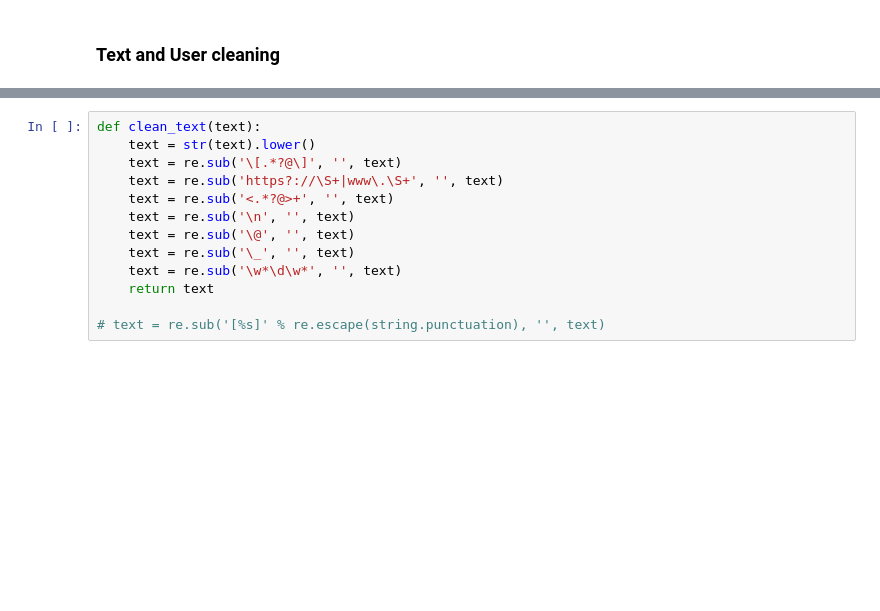
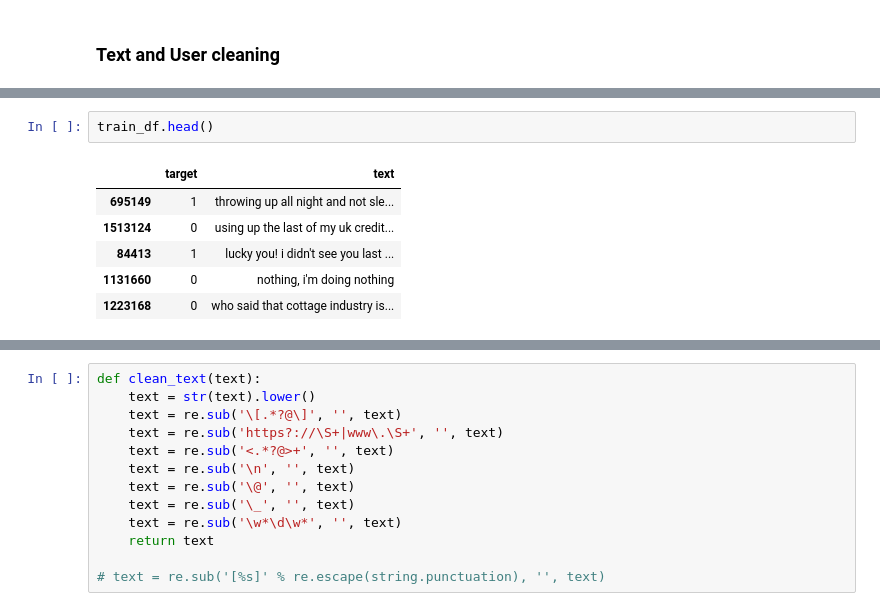
Before and after one commit to vishal-parameswaran/Suicidal_Intent_NLP_Classifier, a Jupyter notebook: sentiment_analysis.ipynb, the cells around one changed output, grey strips where cells are left out. Saved outputs shown, nothing was run; the diff lists cells and outputs as text; blank space fills up the shorter version.

```diff
--- a/sentiment_analysis.ipynb
+++ b/sentiment_analysis.ipynb
@@ -123,0 +131,9 @@ tweets_dataset = tweets_dataset.drop(['query'], axis=1)
+# %%
+train_df.head()
+# %% [output]
+|  | target | text |
+| 695149 | 1 | throwing up all night and not sle... |
+| 1513124 | 0 | using up the last of my uk credit... |
+| 84413 | 1 | lucky you! i didn't see you last ... |
+| 1131660 | 0 | nothing, i'm doing nothing |
+| 1223168 | 0 | who said that cottage industry is... |
```
Also changed, not shown: parts of 11 cells of this notebook, 3 other files.
